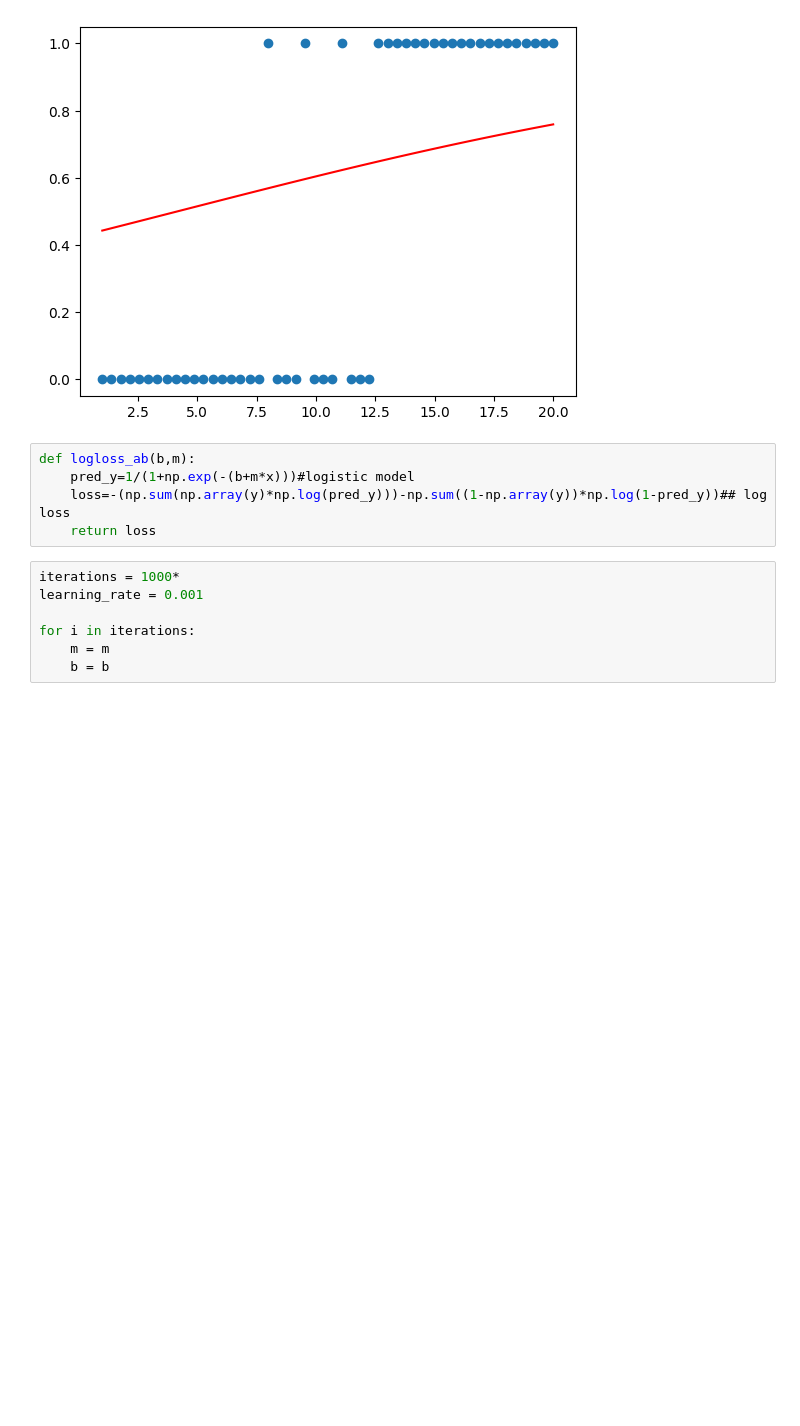
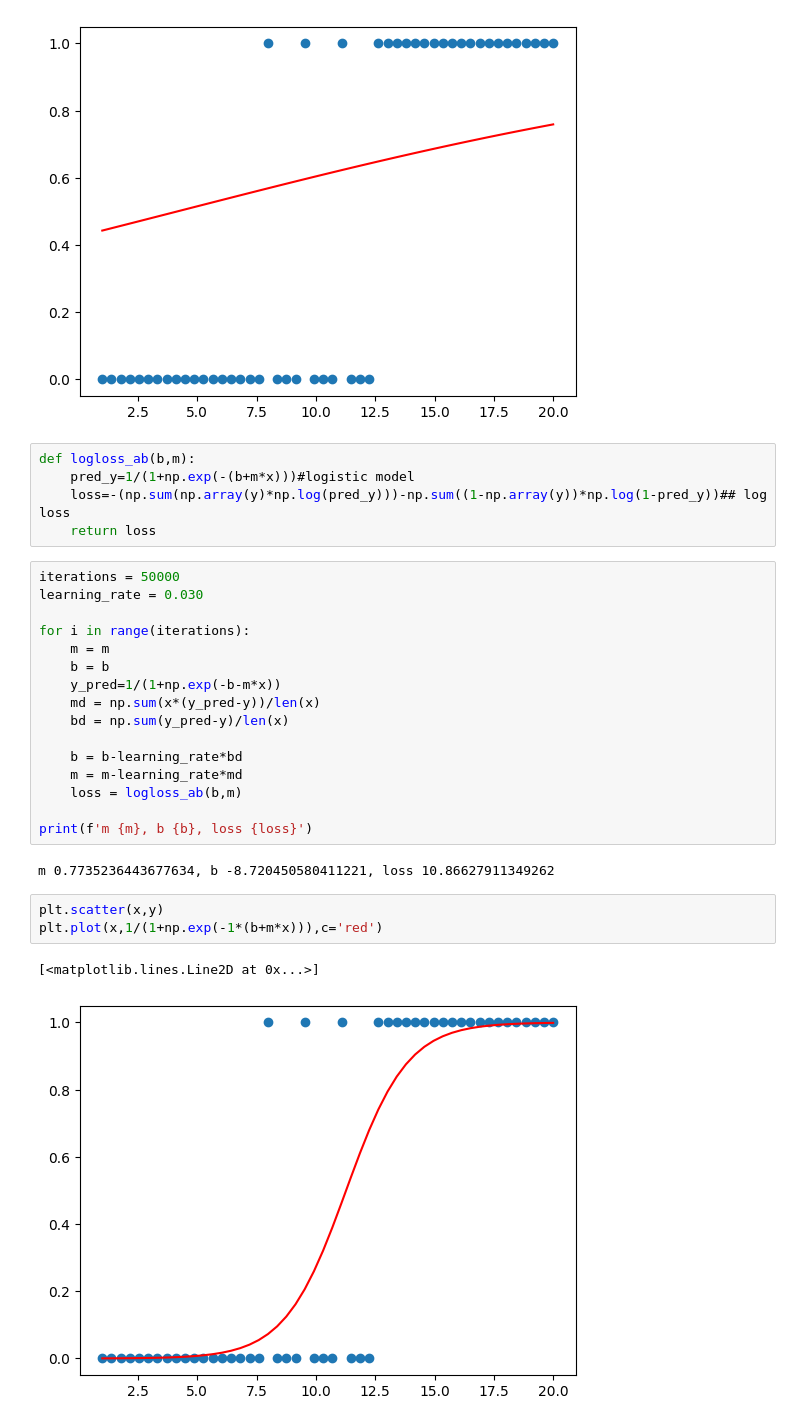
Before and after one commit to rajvee18/Projects, a Jupyter notebook: logistic_regression/logistic_regression.ipynb, the cells around one changed output. Saved outputs shown, nothing was run; the diff lists cells and outputs as text; blank space fills up the shorter version.

```diff
--- a/logistic_regression/logistic_regression.ipynb
+++ b/logistic_regression/logistic_regression.ipynb
@@ -62,10 +62,27 @@ def logloss_ab(b,m):
     pred_y=1/(1+np.exp(-(b+m*x)))#logistic model
     loss=-(np.sum(np.array(y)*np.log(pred_y)))-np.sum((1-np.array(y))*np.log(1-pred_y))## log loss
     return loss
-# %%
-iterations = 1000*
-learning_rate = 0.001
-
-for i in iterations:
-    m = m
-    b = b
+# %%
+iterations = 50000
+learning_rate = 0.030
+
+for i in range(iterations):
+    m = m
+    b = b
+    y_pred=1/(1+np.exp(-b-m*x))
+    md = np.sum(x*(y_pred-y))/len(x)
+    bd = np.sum(y_pred-y)/len(x)
+
+    b = b-learning_rate*bd
+    m = m-learning_rate*md
+    loss = logloss_ab(b,m)
+
+print(f'm {m}, b {b}, loss {loss}')
+# %% [output]
+m 0.7735236443677634, b -8.720450580411221, loss 10.86627911349262
+# %%
+plt.scatter(x,y)
+plt.plot(x,1/(1+np.exp(-1*(b+m*x))),c='red')
+# %% [output]
+[<matplotlib.lines.Line2D at 0x...>]
+[figure, added]
```
Also changed, not shown: parts of 3 cells of this notebook.
